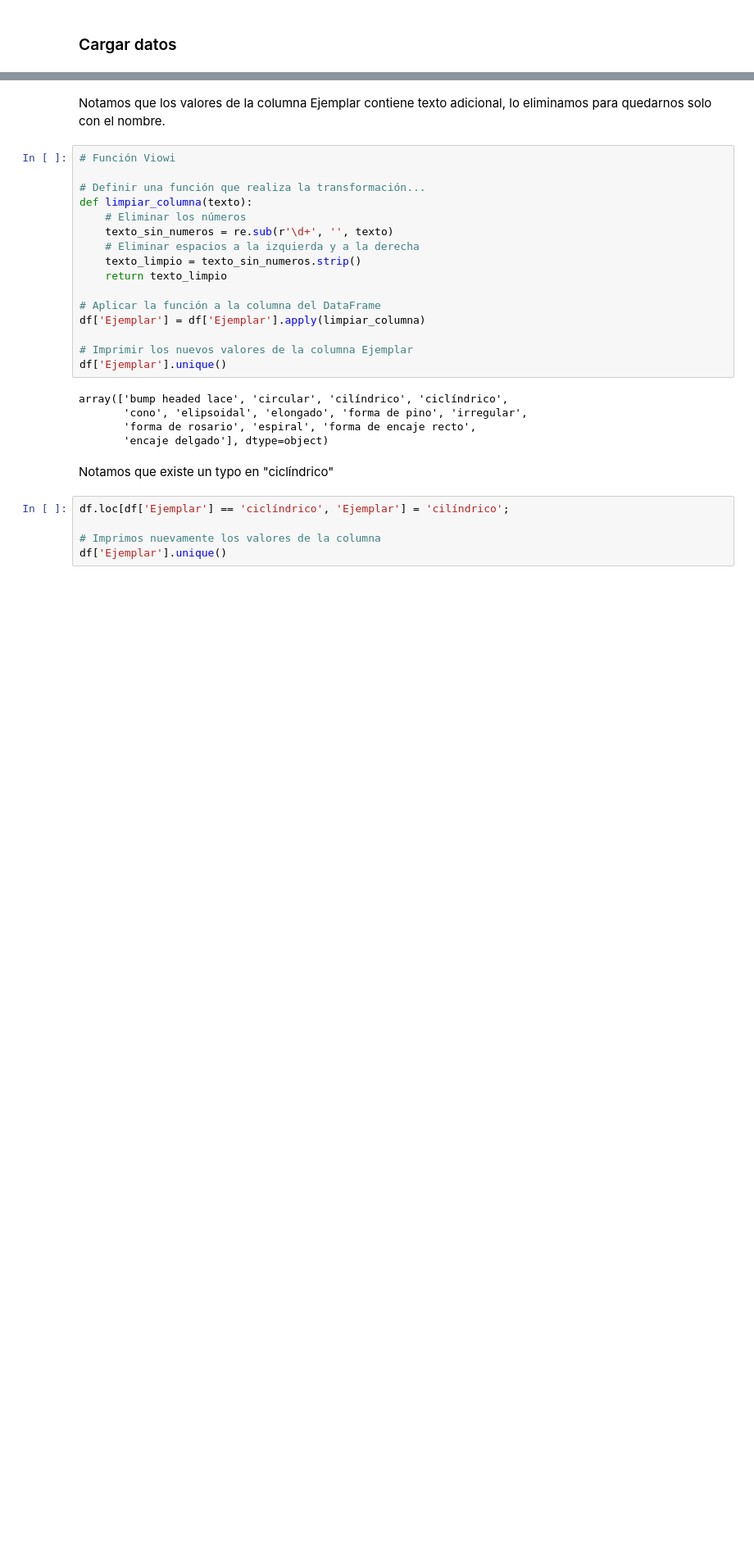
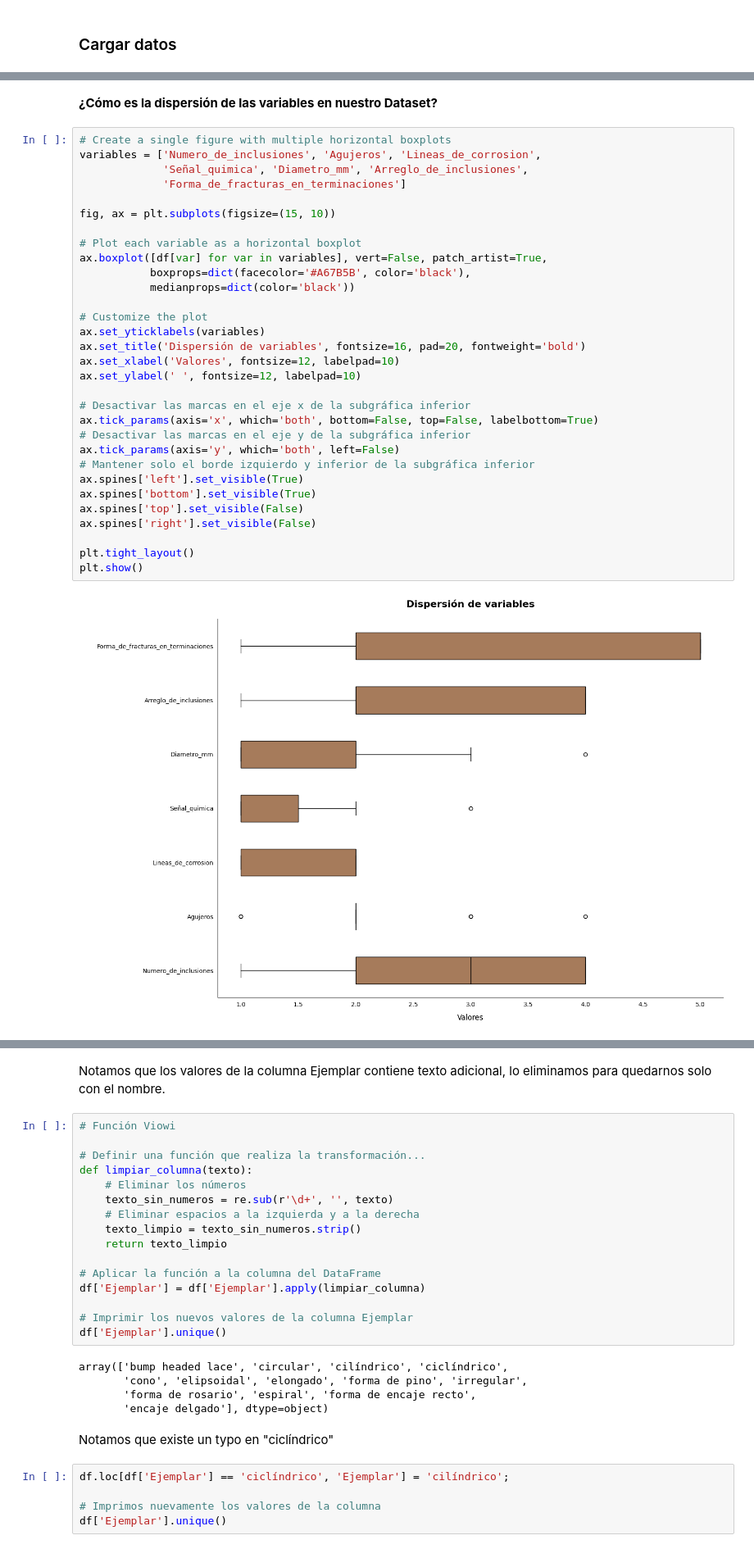
Before and after one commit to jmartingv/coprolite-analysis, a Jupyter notebook: eda/eda.ipynb, the cells around one changed output, grey strips where cells are left out. Shown at 82% size. Saved outputs shown, nothing was run; the diff lists cells and outputs as text; blank space fills up the shorter version.

```diff
--- a/eda/eda.ipynb
+++ b/eda/eda.ipynb
@@ -44,0 +120,35 @@ df.head()
+# %% [markdown]
+**¿Cómo es la dispersión de las variables en nuestro Dataset?**
+# %%
+# Create a single figure with multiple horizontal boxplots
+variables = ['Numero_de_inclusiones', 'Agujeros', 'Lineas_de_corrosion',
+             'Señal_quimica', 'Diametro_mm', 'Arreglo_de_inclusiones',
+             'Forma_de_fracturas_en_terminaciones']
+
+fig, ax = plt.subplots(figsize=(15, 10))
+
+# Plot each variable as a horizontal boxplot
+ax.boxplot([df[var] for var in variables], vert=False, patch_artist=True,
+           boxprops=dict(facecolor='#A67B5B', color='black'),
+           medianprops=dict(color='black'))
+
+# Customize the plot
+ax.set_yticklabels(variables)
+ax.set_title('Dispersión de variables', fontsize=16, pad=20, fontweight='bold')
+ax.set_xlabel('Valores', fontsize=12, labelpad=10)
+ax.set_ylabel(' ', fontsize=12, labelpad=10)
+
+# Desactivar las marcas en el eje x de la subgráfica inferior
+ax.tick_params(axis='x', which='both', bottom=False, top=False, labelbottom=True)
+# Desactivar las marcas en el eje y de la subgráfica inferior
+ax.tick_params(axis='y', which='both', left=False)
+# Mantener solo el borde izquierdo y inferior de la subgráfica inferior
+ax.spines['left'].set_visible(True)
+ax.spines['bottom'].set_visible(True)
+ax.spines['top'].set_visible(False)
+ax.spines['right'].set_visible(False)
+
+plt.tight_layout()
+plt.show()
+# %% [output]
+[figure, added]
```
Also changed, not shown: parts of 20 cells of this notebook.
